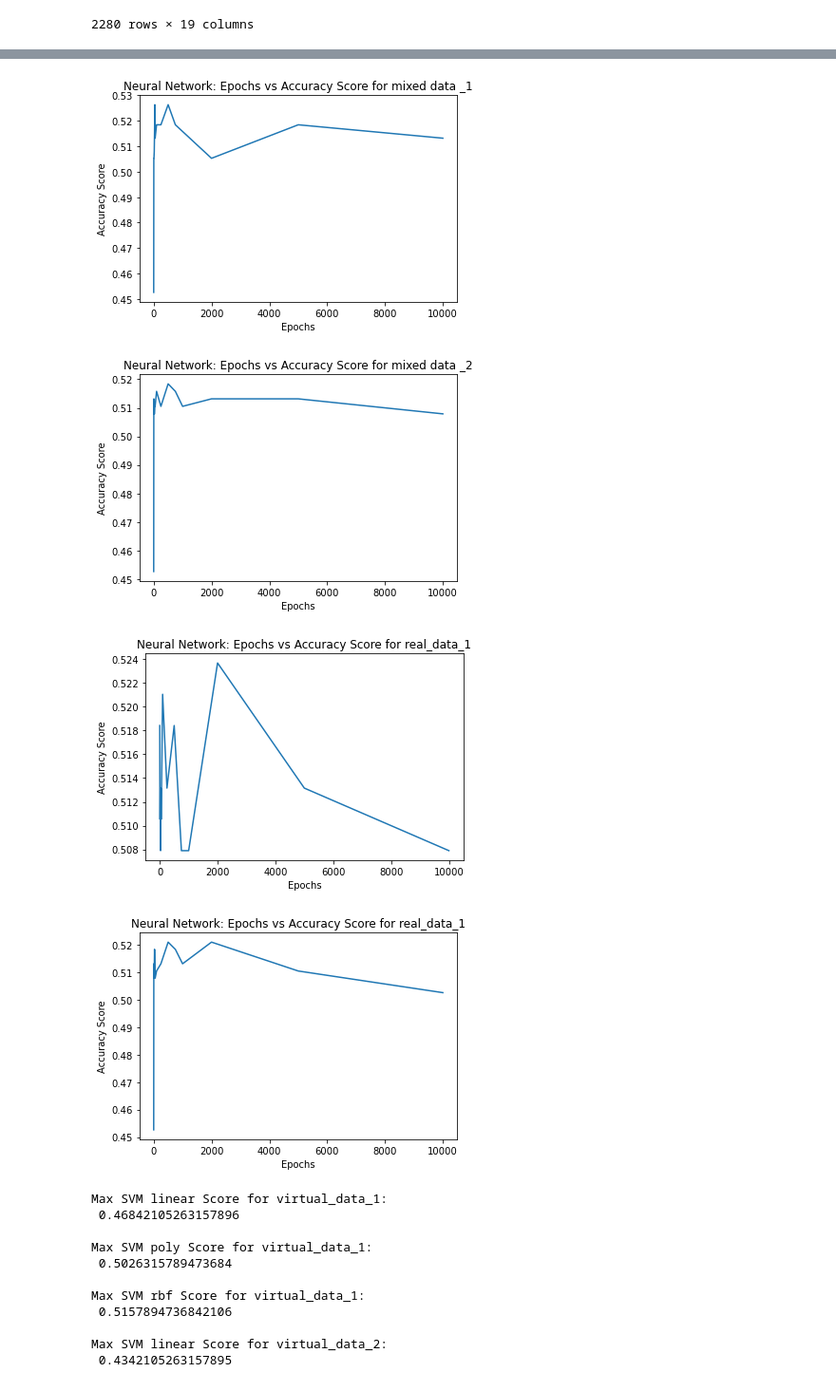
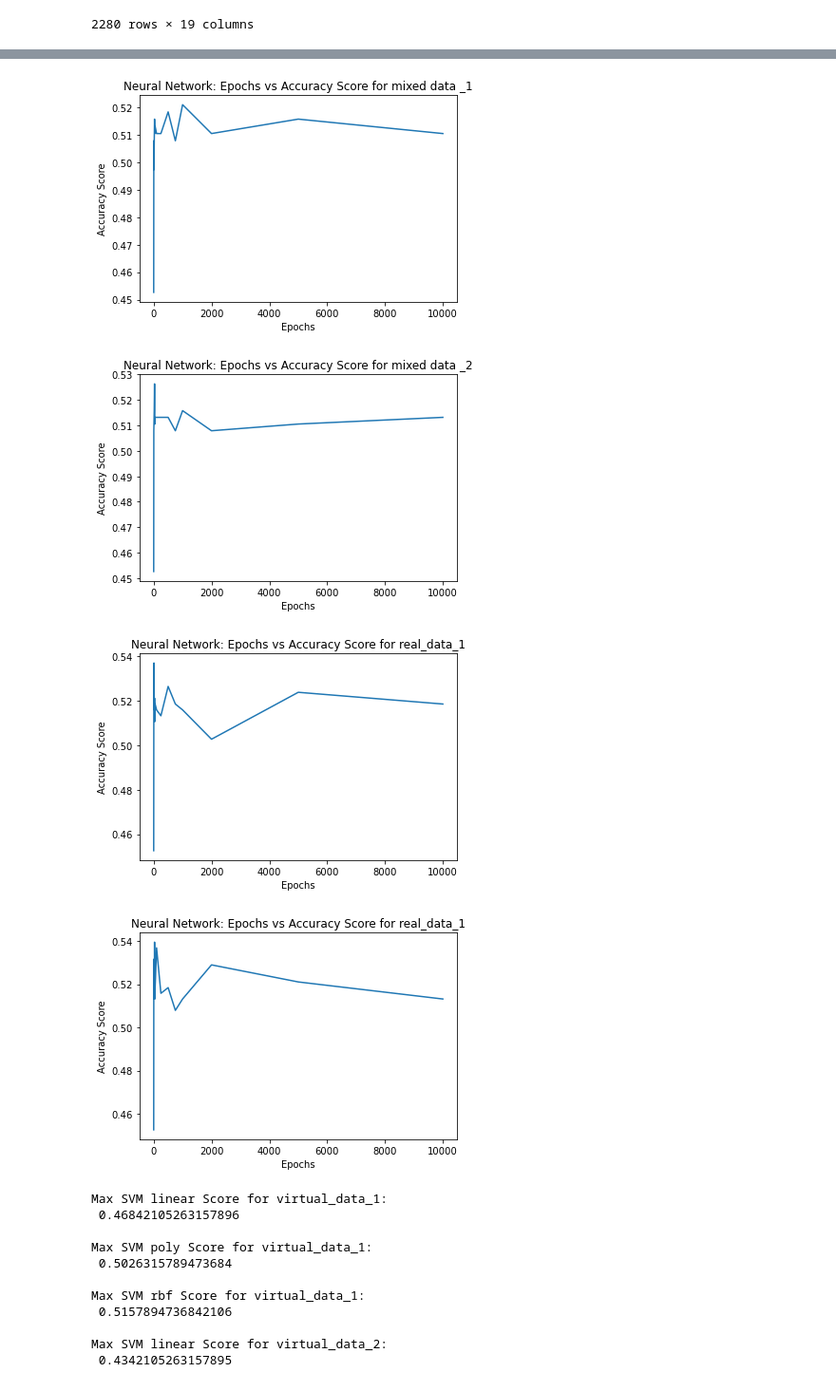
Before and after one commit to OranHoward/Football-Predictions, a Jupyter notebook: Project_classification.ipynb, the cells around one changed output, grey strips where cells are left out. Shown at 95% size. Drawn from its saved outputs; the diff is of its cells as text; code cells hidden in the pictures.

```diff
--- a/Project_classification.ipynb
+++ b/Project_classification.ipynb
@@ -289,7 +315,6 @@ Max Tree Accuacy Scores for real_data_2:
 # %%
 # classification - artificial neural network
 
-import warnings
 warnings.filterwarnings('ignore')
 # artificial neural network (ANN)
 # using the sklearn library to create an artificial neural network
@@ -309,12 +334,12 @@ def ann_mlp(X_train, X_test, Y_train, Y_test, label):
 
     for i in epochs: # For each value in list
         mlp = MLPClassifier(hidden_layer_sizes=(100,100), activation = 'logistic', max_iter=i)
-        mlp.fit(X_train_classification, Y_train_classification)
-        Y_predictions = mlp.predict(X_test_classification)
-        ann_accuracy=accuracy_score(Y_test_classification, Y_predictions)
+        mlp.fit(X_train, Y_train)
+        Y_predictions = mlp.predict(X_test)
+        ann_accuracy=accuracy_score(Y_test, Y_predictions)
         ann_accuracy_scores.append(ann_accuracy)
-        #print('Artifical Neural Network, with',i,'epochs :\n \naccuracy =', accuracy_score(Y_test_classification, Y_predictions))
-        #print('\n',classification_report(Y_test_classification, Y_predictions, target_names=target_names))
+        #print('Artifical Neural Network, with',i,'epochs :\n \naccuracy =', accuracy_score(Y_test Y_predictions))
+        #print('\n',classification_report(Y_test, Y_predictions, target_names=target_names))
 
     plt.figure()
     plt.plot(epochs, ann_accuracy_scores)
@@ -378,5 +403,5 @@ Max Tree Accuacy Scores for real_data_2:
-[figure, old version]
+[figure, new version]
-[figure, old version]
+[figure, new version]
-[figure, old version]
+[figure, new version]
-[figure, old version]
+[figure, new version]
 # %%
```
Also changed, not shown: parts of 23 cells of this notebook.
